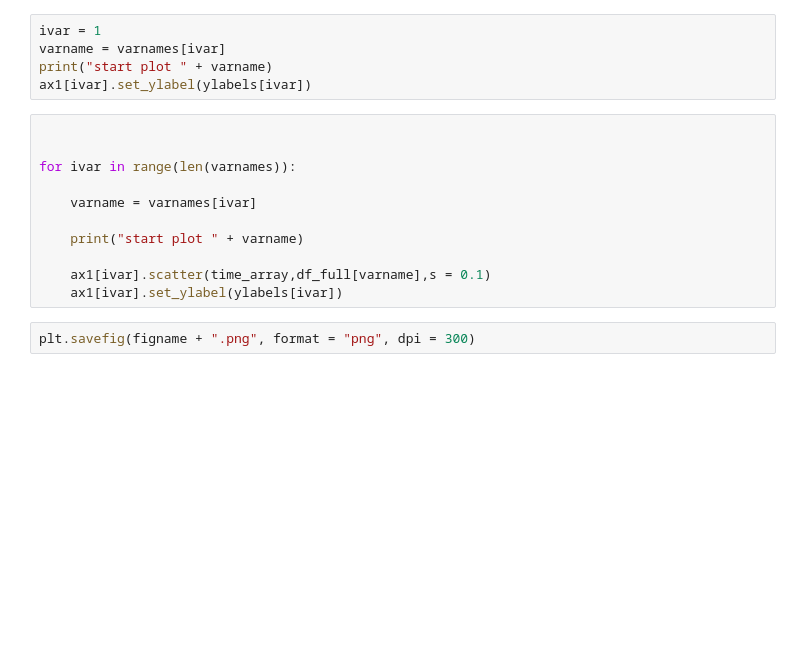
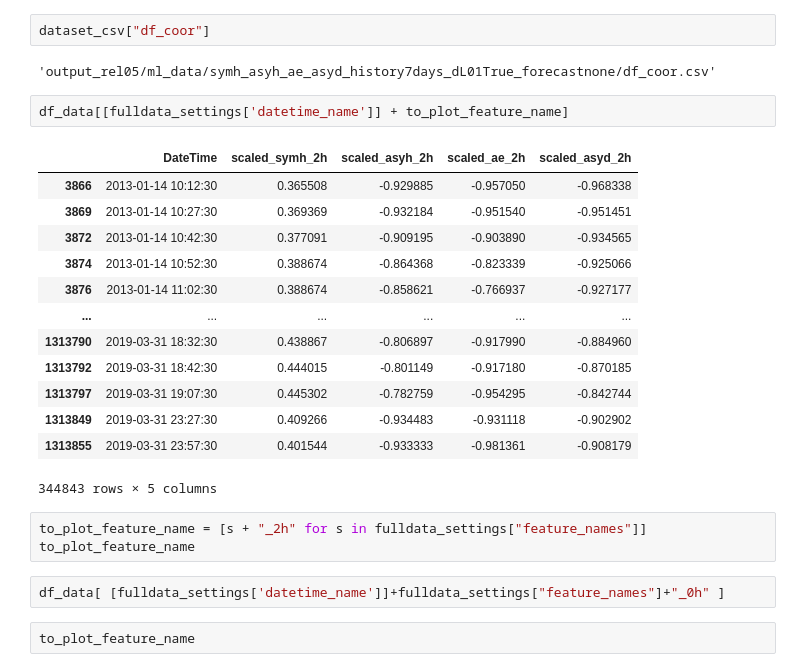
Before and after one commit to TechCoderYorktown/ml_ringcurrent_ion, a Jupyter notebook: 01_rbsp_hope_script_prepare_mldata.ipynb, the cells around one changed output. Cells and saved outputs as stored; diff of their text form; blank space fills up the shorter version.

```diff
--- a/01_rbsp_hope_script_prepare_mldata.ipynb
+++ b/01_rbsp_hope_script_prepare_mldata.ipynb
@@ -238,18 +224,27 @@ KeyboardInterrupt:
-# %%
-ivar = 1
-varname = varnames[ivar]
-print("start plot " + varname)
-ax1[ivar].set_ylabel(ylabels[ivar])
-# %%
-
-
-for ivar in range(len(varnames)):
-
-    varname = varnames[ivar]
-
-    print("start plot " + varname)
-
-    ax1[ivar].scatter(time_array,df_full[varname],s = 0.1)
-    ax1[ivar].set_ylabel(ylabels[ivar])
-# %%
-plt.savefig(figname + ".png", format = "png", dpi = 300)
+# %%
+dataset_csv["df_coor"]
+# %% [output]
+'output_rel05/ml_data/symh_asyh_ae_asyd_history7days_dL01True_forecastnone/df_coor.csv'
+# %%
+df_data[[fulldata_settings['datetime_name']] + to_plot_feature_name]
+# %% [output]
+|  | DateTime | scaled_symh_2h | scaled_asyh_2h | scaled_ae_2h | scaled_asyd_2h |
+| 3866 | 2013-01-14 10:12:30 | 0.365508 | -0.929885 | -0.957050 | -0.968338 |
+| 3869 | 2013-01-14 10:27:30 | 0.369369 | -0.932184 | -0.951540 | -0.951451 |
+| 3872 | 2013-01-14 10:42:30 | 0.377091 | -0.909195 | -0.903890 | -0.934565 |
+| 3874 | 2013-01-14 10:52:30 | 0.388674 | -0.864368 | -0.823339 | -0.925066 |
+| 3876 | 2013-01-14 11:02:30 | 0.388674 | -0.858621 | -0.766937 | -0.927177 |
+| ... | ... | ... | ... | ... | ... |
+| 1313790 | 2019-03-31 18:32:30 | 0.438867 | -0.806897 | -0.917990 | -0.884960 |
+| 1313792 | 2019-03-31 18:42:30 | 0.444015 | -0.801149 | -0.917180 | -0.870185 |
+| 1313797 | 2019-03-31 19:07:30 | 0.445302 | -0.782759 | -0.954295 | -0.842744 |
+| 1313849 | 2019-03-31 23:27:30 | 0.409266 | -0.934483 | -0.931118 | -0.902902 |
+| 1313855 | 2019-03-31 23:57:30 | 0.401544 | -0.933333 | -0.981361 | -0.908179 |
+344843 rows × 5 columns
+# %%
+to_plot_feature_name = [s + "_2h" for s in fulldata_settings["feature_names"]]
+to_plot_feature_name
+# %%
+df_data[ [fulldata_settings['datetime_name']]+fulldata_settings["feature_names"]+"_0h" ]
+# %%
+to_plot_feature_name
```
Also changed, not shown: parts of 17 cells of this notebook, 5 other files.
